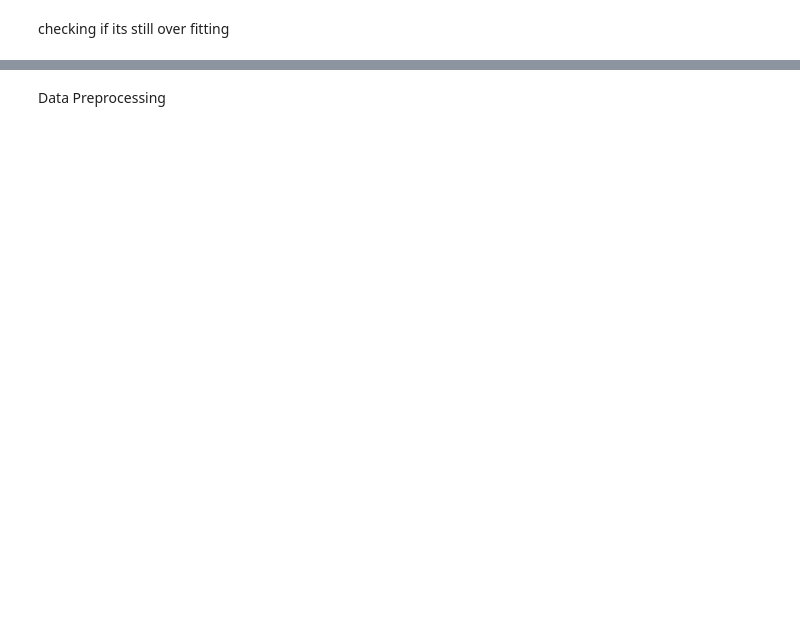
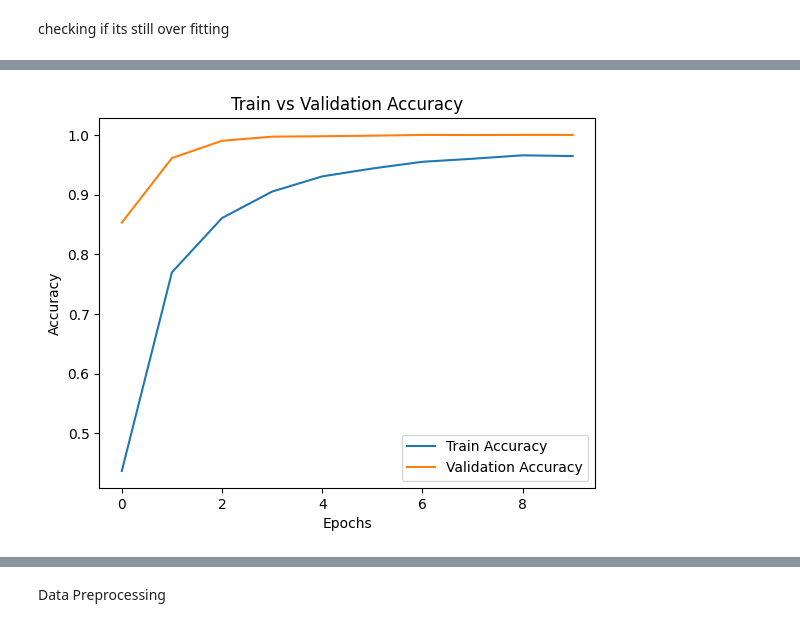
Before and after one commit to walethewave/Sign-Language-Hand-Gesture-Recognition-Using--CNN, a Jupyter notebook: Hand_recognition.ipynb, the cells around one changed output, grey strips where cells are left out. Cells and saved outputs as stored; diff of their text form; code cells hidden in the pictures; blank space fills up the shorter version.

```diff
--- a/Hand_recognition.ipynb
+++ b/Hand_recognition.ipynb
@@ -559,0 +1818,4 @@ Invalid input shape for input Tensor("data:0", shape=(None, 784), dtype=float32)
+# %%
+c
+# %% [output]
+[figure, added]
```
Also changed, not shown: parts of 68 cells of this notebook, 1 other file.
